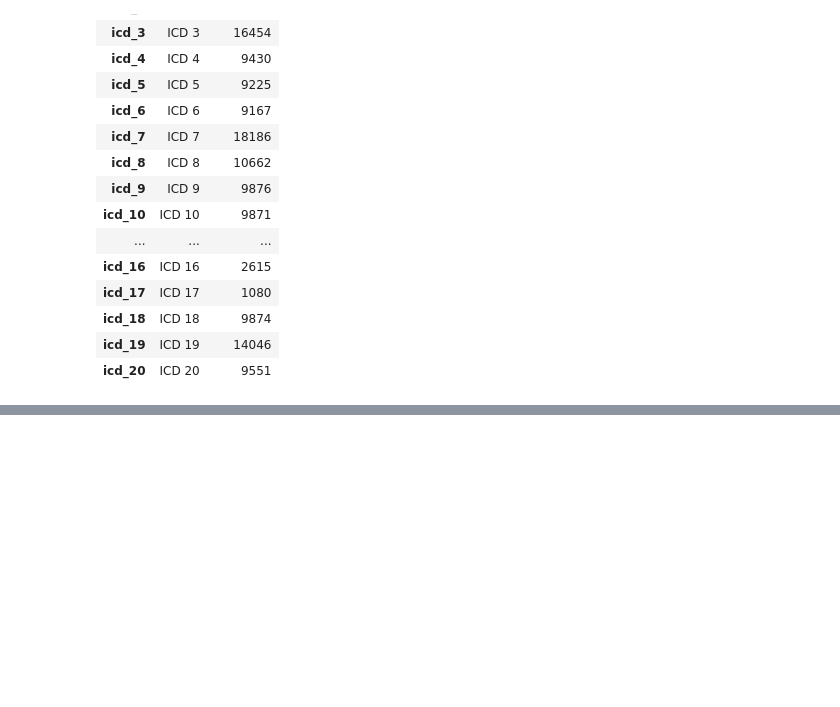
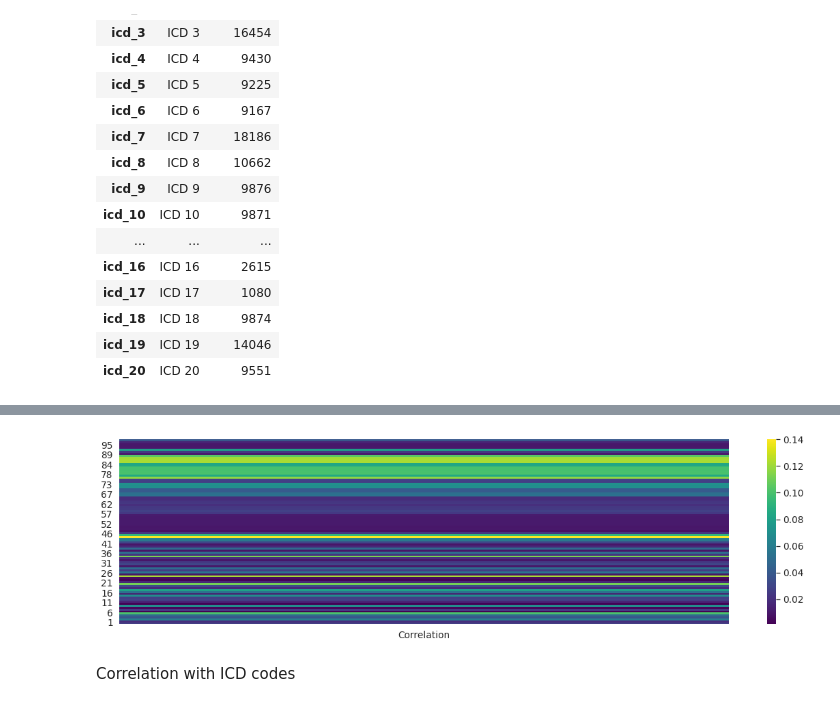
Before and after one commit to suvdzul/Reproduce-RNN-paper, a Jupyter notebook: analyze/Primary_Analysis.ipynb, the cells around one changed output, grey strips where cells are left out. Saved outputs shown, nothing was run; the diff lists cells and outputs as text; code cells hidden in the pictures; blank space fills up the shorter version.

```diff
--- a/analyze/Primary_Analysis.ipynb
+++ b/analyze/Primary_Analysis.ipynb
@@ -185,0 +531,6 @@ plt.show(sns)
+# %%
+# Merging mortality and missing dataframes
+missing['stay_id'] = missing.index
+mortality_missing = pd.merge(mortality, missing, on=['stay_id'])
+mortality_missing=mortality_missing.drop(['subject_id','hadm_id','intime','year','deathtime','stay_id'],axis=1)
+display(mortality_missing)
@@ -185,0 +551,20 @@ plt.show(sns)
+# %%
+# Calculating correlation of mortality label with each variable
+cov.sort()
+mortality_corr = []
+for x in cov:
+  mortality_corr.append(mortality_missing['death_status'].corr(mortality_missing[x]))
+
+mortality_corr = list(map(abs, mortality_corr))
+# %%
+mortality_corr_df = pd.DataFrame({'Correlation':mortality_corr},
+                                  index=cov)
+
+fig, ax = plt.subplots(figsize=(20,5))
+ax=sns.heatmap(mortality_corr_df , fmt="g", cmap='viridis')
+ax.invert_yaxis()
+plt.show()
+# %% [output]
+[figure, added]
+# %% [markdown]
+Correlation with ICD codes
```
Also changed, not shown: parts of 36 cells of this notebook.
